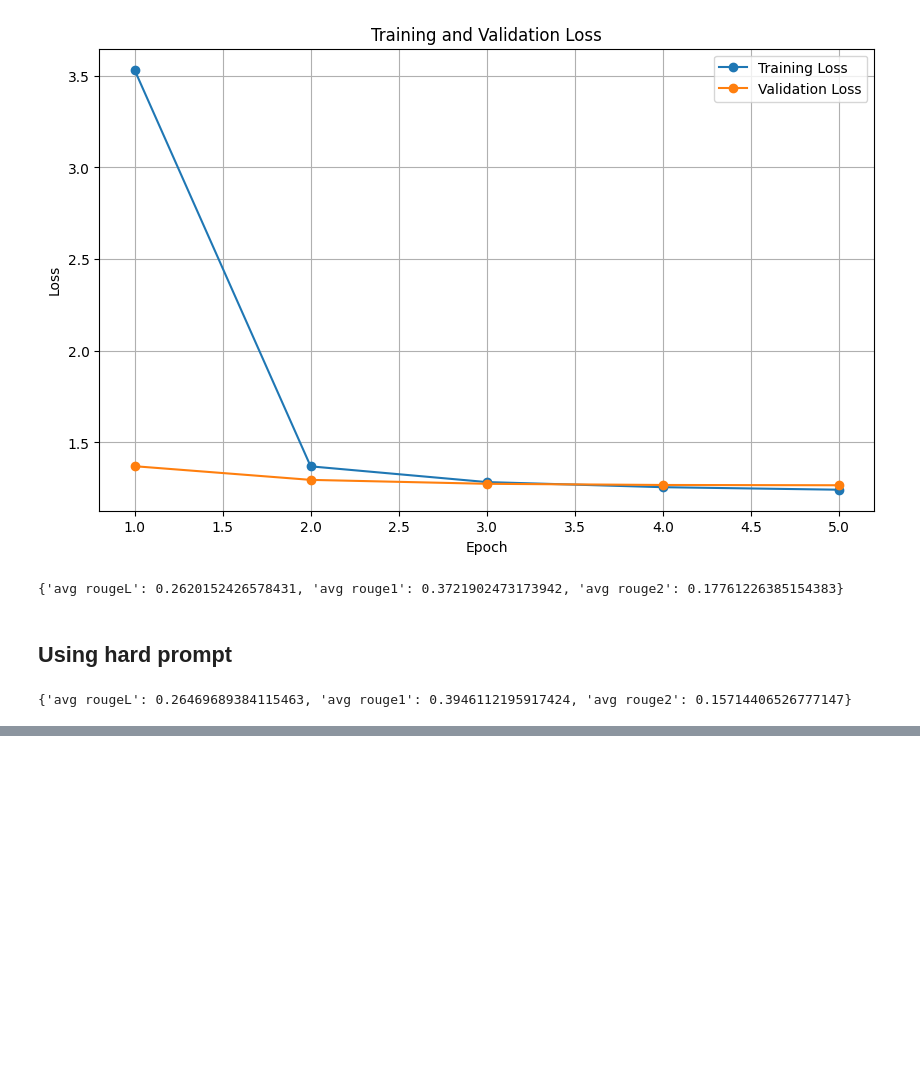
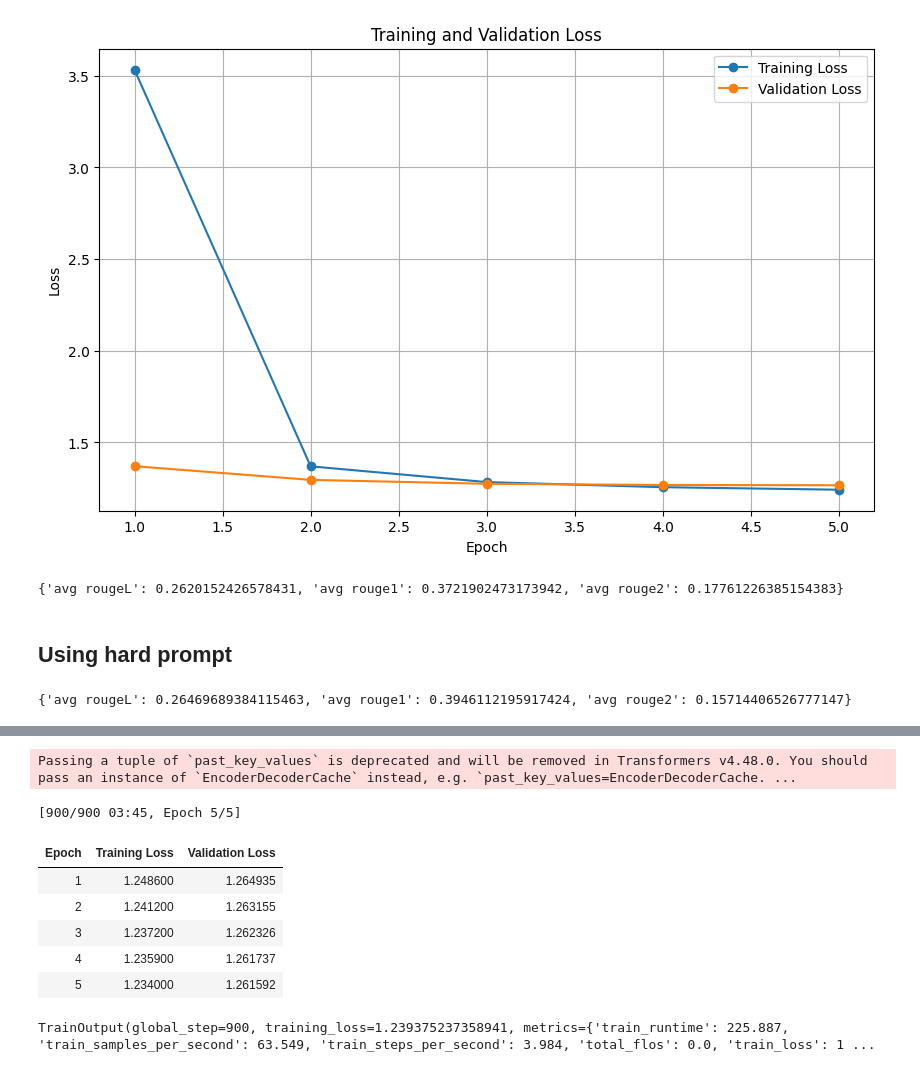
Before and after one commit to KeithLin724/NYCU_LLM_2024, a Jupyter notebook: HW2/HW2_1.ipynb, the cells around one changed output, grey strips where cells are left out. Cells and saved outputs as stored; diff of their text form; code cells hidden in the pictures; blank space fills up the shorter version.

Commit message:
add load save checkpoint

```diff
--- a/HW2/HW2_1.ipynb
+++ b/HW2/HW2_1.ipynb
@@ -353,0 +452,4 @@ print(score_v2)
+# %%
+train_dataset = train_dataset.map(preprocess_function_with_tokenizer(tokenizer_reload), batched=True)
+validation_dataset = validation_dataset.map(preprocess_function_with_tokenizer(tokenizer_reload), batched=True)
+test_dataset = test_dataset.map(preprocess_function_with_tokenizer(tokenizer_reload), batched=True)
@@ -353,0 +465,17 @@ print(score_v2)
+# %%
+training_args = Seq2SeqTrainingArguments(
+    output_dir="./results_soft_prompt",
+    eval_strategy="epoch",
+    learning_rate=2e-5,
+    logging_strategy="epoch",
+    per_device_train_batch_size=16,
+    per_device_eval_batch_size=16,
+    weight_decay=0.01,
+    save_total_limit=3,
+    num_train_epochs=5,
+    predict_with_generate=True,
+    generation_max_length=128,
+    logging_dir='./logs',
+    # save_strategy="epoch",
+    save_safetensors=False
+)
@@ -353,0 +490,12 @@ print(score_v2)
+# %%
+trainer.train()
+# %% [output]
+Passing a tuple of `past_key_values` is deprecated and will be removed in Transformers v4.48.0. You should pass an instance of `EncoderDecoderCache` instead, e.g. `past_key_values=EncoderDecoderCache. ...
+[900/900 03:45, Epoch 5/5]
+| Epoch | Training Loss | Validation Loss |
+| 1 | 1.248600 | 1.264935 |
+| 2 | 1.241200 | 1.263155 |
+| 3 | 1.237200 | 1.262326 |
+| 4 | 1.235900 | 1.261737 |
+| 5 | 1.234000 | 1.261592 |
+TrainOutput(global_step=900, training_loss=1.239375237358941, metrics={'train_runtime': 225.887, 'train_samples_per_second': 63.549, 'train_steps_per_second': 3.984, 'total_flos': 0.0, 'train_loss': 1 ...
```
Also changed, not shown: parts of 22 cells of this notebook.
